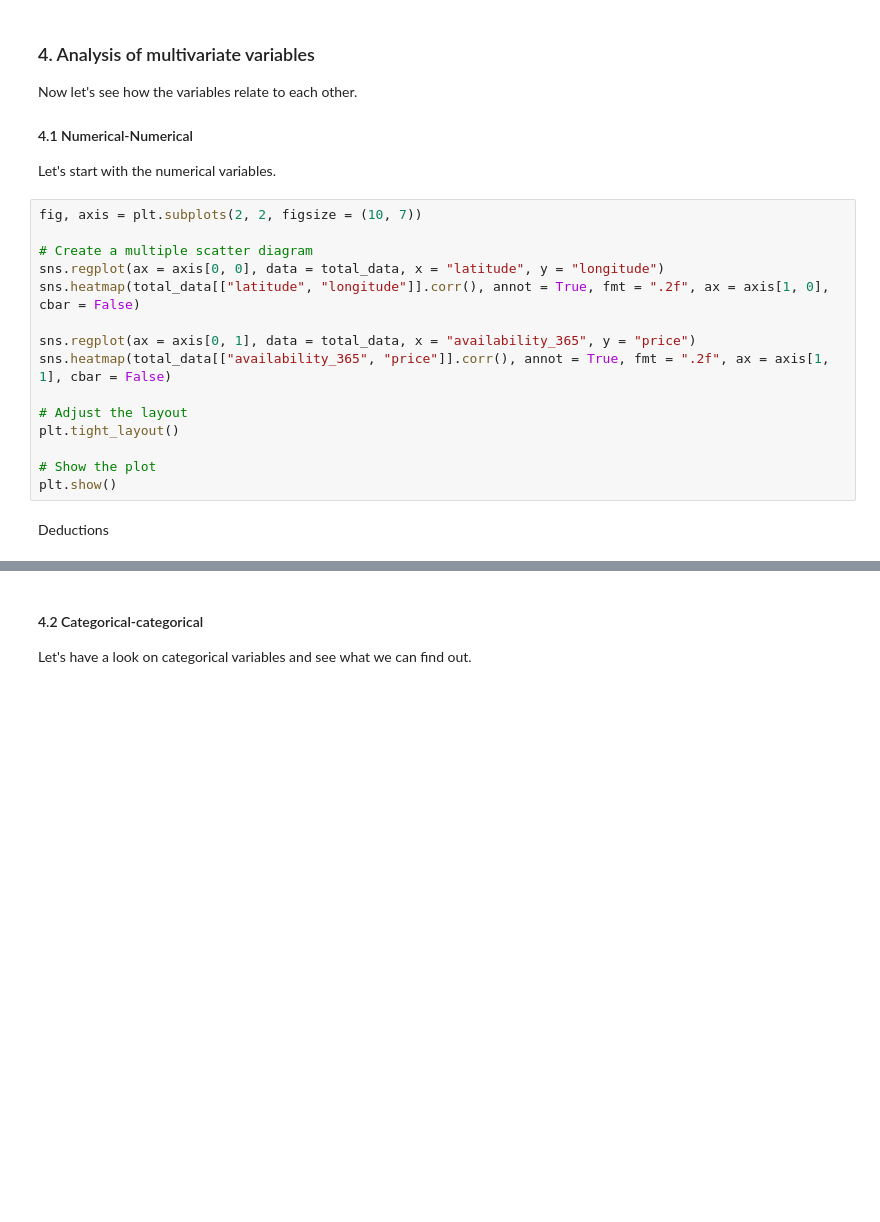
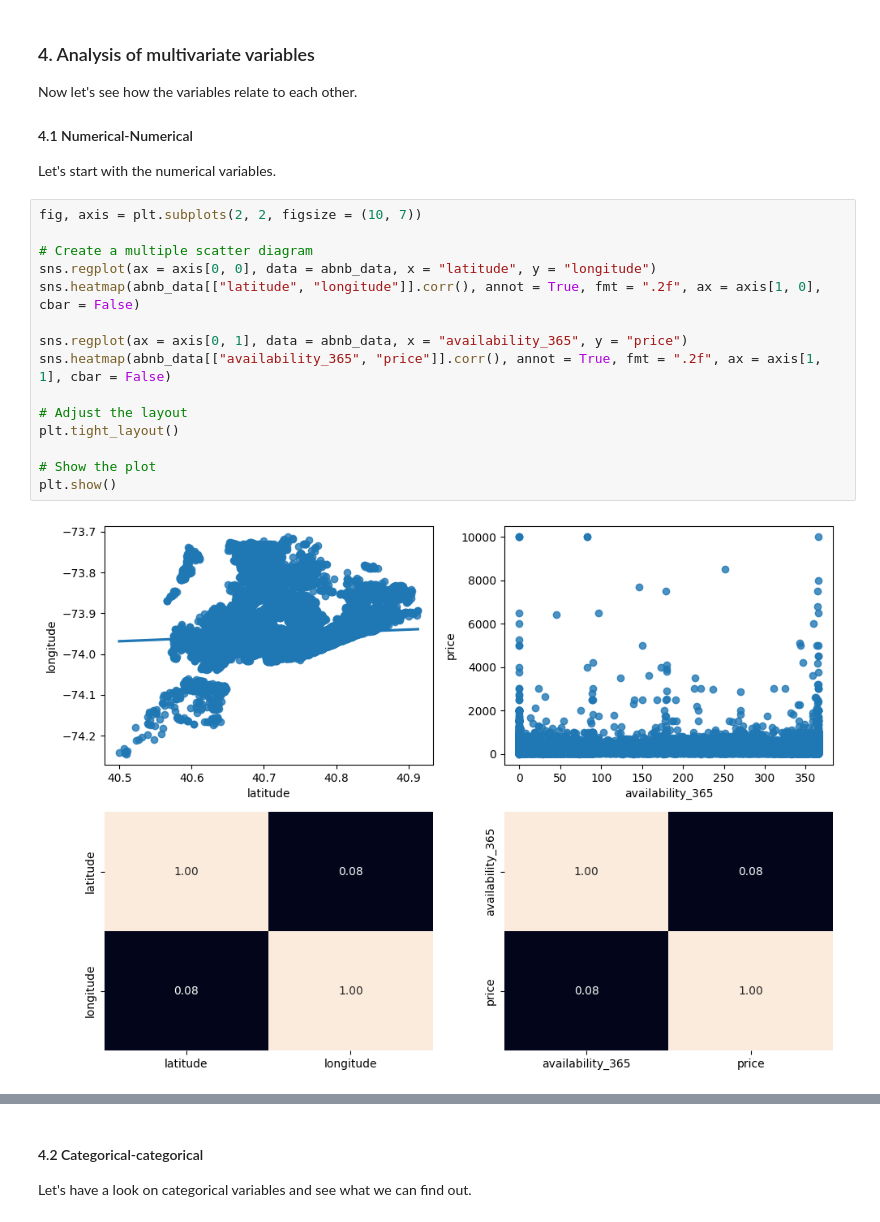
Before and after one commit to ElGuayaba/machine-learning-python-template, a Jupyter notebook: src/explore.ipynb, the cells around one changed output, grey strips where cells are left out. Drawn from its saved outputs; the diff is of its cells as text; blank space fills up the shorter version.

```diff
--- a/src/explore.ipynb
+++ b/src/explore.ipynb
@@ -118,17 +181,17 @@ Let's start with the numerical variables.
 # %%
 fig, axis = plt.subplots(2, 2, figsize = (10, 7))
 
 # Create a multiple scatter diagram
-sns.regplot(ax = axis[0, 0], data = total_data, x = "latitude", y = "longitude")
-sns.heatmap(total_data[["latitude", "longitude"]].corr(), annot = True, fmt = ".2f", ax = axis[1, 0], cbar = False)
+sns.regplot(ax = axis[0, 0], data = abnb_data, x = "latitude", y = "longitude")
+sns.heatmap(abnb_data[["latitude", "longitude"]].corr(), annot = True, fmt = ".2f", ax = axis[1, 0], cbar = False)
 
-sns.regplot(ax = axis[0, 1], data = total_data, x = "availability_365", y = "price")
-sns.heatmap(total_data[["availability_365", "price"]].corr(), annot = True, fmt = ".2f", ax = axis[1, 1], cbar = False)
+sns.regplot(ax = axis[0, 1], data = abnb_data, x = "availability_365", y = "price")
+sns.heatmap(abnb_data[["availability_365", "price"]].corr(), annot = True, fmt = ".2f", ax = axis[1, 1], cbar = False)
 
 # Adjust the layout
 plt.tight_layout()
 
 # Show the plot
 plt.show()
+# %% [output]
+[figure, added]
-# %% [markdown]
-Deductions
```
Also changed, not shown: parts of 71 cells of this notebook, 1 other file.
